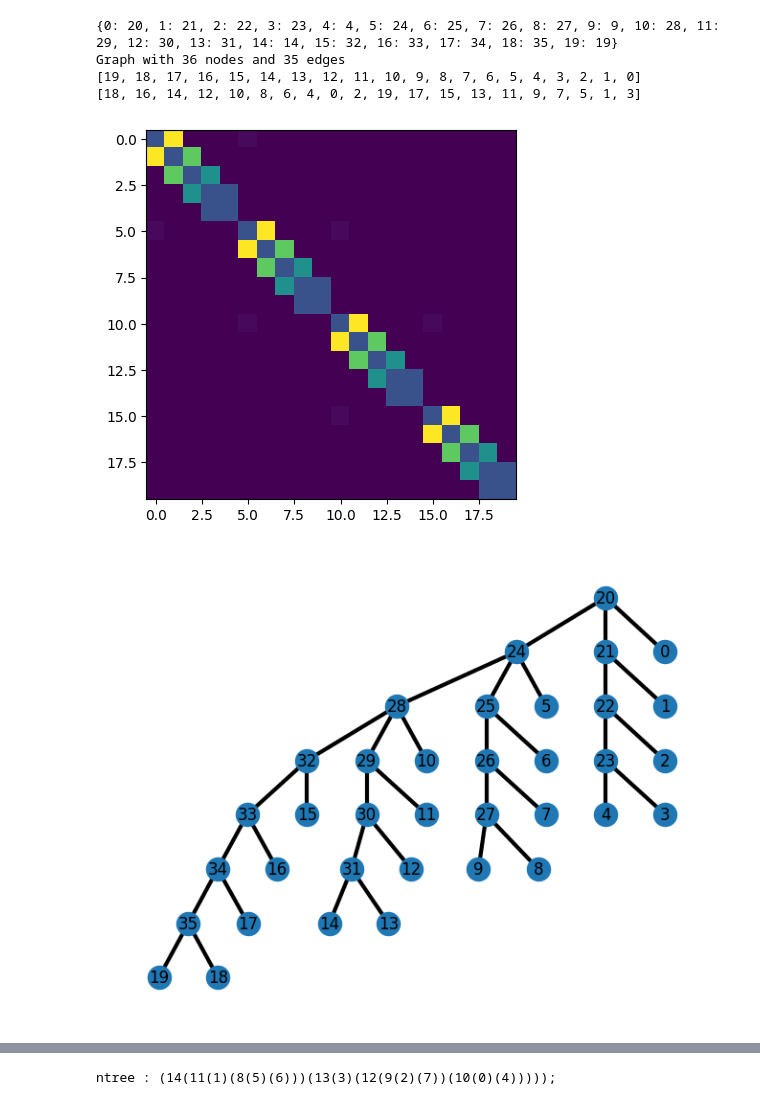
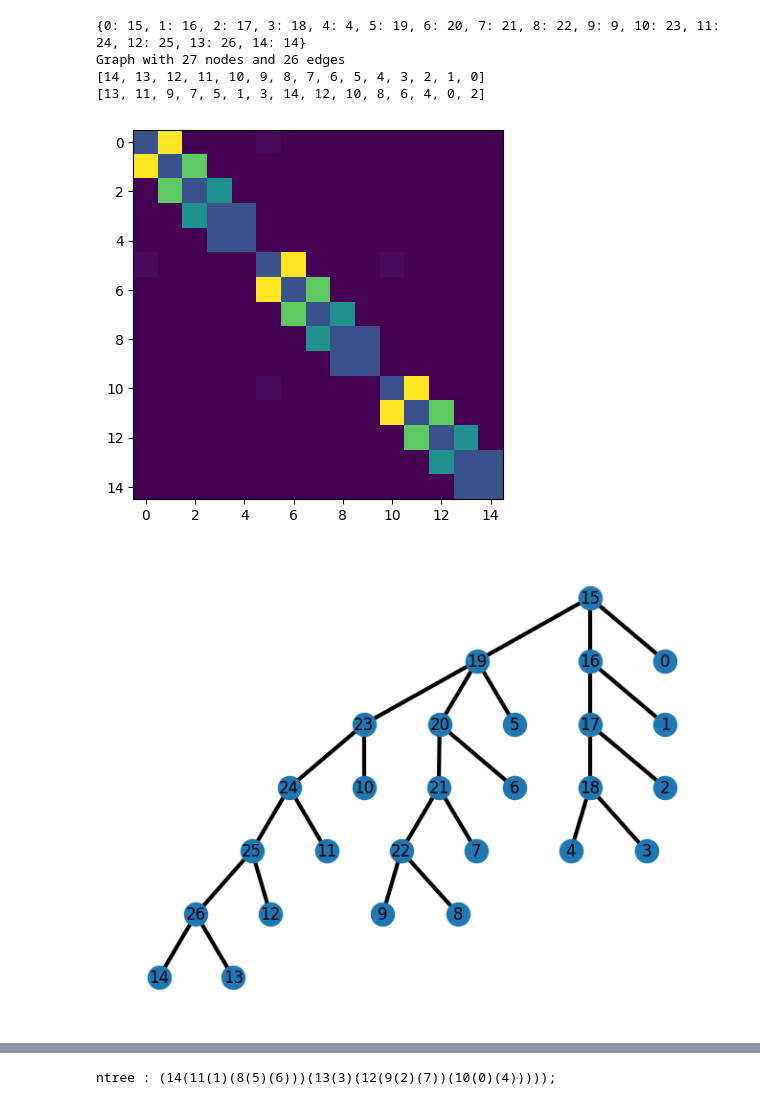
Before and after one commit to llindoy/pyttn, a Jupyter notebook: tree_gen.ipynb, the cells around one changed output, grey strips where cells are left out. Saved outputs shown, nothing was run; the diff lists cells and outputs as text; code cells hidden in the pictures.

```diff
--- a/tree_gen.ipynb
+++ b/tree_gen.ipynb
@@ -237,7 +237,7 @@ tree = ntree("(0(121))")
 tree2 = ntree("(0(121))")
 
 N = 4
-M = 12
+M = 3
 # G = nx.erdos_renyi_graph(N, 0.1)
 # gamma = nx.to_numpy_array(G)
 v = N-np.arange(N)  # np.random.uniform(0, 1, size=N)
@@ -307,7 +307,7 @@ tree = ntree("(0(121))")
 tree2 = ntree("(0(121))")
 
 N = 4
-M = 4
+M = 3
 # G = nx.erdos_renyi_graph(N, 0.1)
 # gamma = nx.to_numpy_array(G)
 v = N-np.arange(N)  # np.random.uniform(0, 1, size=N)
@@ -321,42 +321,42 @@ for j in range(N):
     gamma[j, j+1] = v[j]
     gamma[j+1, j] = v[j]
 
-#gamma[0, 1:] = v
+##gamma[0, 1:] = v
 #gamma[1:, 0] = v
 # gamma += 1e-15
 
 G2 = np.zeros((M*(N+1), M*(N+1)))
 for i in range(M):
     G2[i*(N+1):(i+1)*(N+1), i*(N+1):(i+1)*(N+1)] = gamma
 
 for i in range(M-1):
     G2[i*(N+1), (i+1)*(N+1)] = 0.1
     G2[(i+1)*(N+1), i*(N+1)] = 0.1
 
 
 plt.figure(1)
 plt.imshow(G2)
 
 spanning_tree, spanning_root_ind = generate_spanning_tree(G2, root_index=0)
 print(spanning_tree)
 clustering_tree, clustering_root_ind = generate_hierarchical_clustering_tree(G2)
 
 tree, leaf_ordering = convert_nx_to_tree(
     spanning_tree, root_ind=spanning_root_ind)
 print(leaf_ordering)
 tree2, leaf_ordering2 = convert_nx_to_tree(
     clustering_tree, root_ind=clustering_root_ind)
 print(leaf_ordering2)
 
 plt.figure(2)
 visualise_tree(tree, prog='dot')
 
 plt.figure(3)
 visualise_tree(tree2, prog='dot')
 # %% [output]
-{0: 20, 1: 21, 2: 22, 3: 23, 4: 4, 5: 24, 6: 25, 7: 26, 8: 27, 9: 9, 10: 28, 11: 29, 12: 30, 13: 31, 14: 14, 15: 32, 16: 33, 17: 34, 18: 35, 19: 19}
-Graph with 36 nodes and 35 edges
-[19, 18, 17, 16, 15, 14, 13, 12, 11, 10, 9, 8, 7, 6, 5, 4, 3, 2, 1, 0]
-[18, 16, 14, 12, 10, 8, 6, 4, 0, 2, 19, 17, 15, 13, 11, 9, 7, 5, 1, 3]
+{0: 15, 1: 16, 2: 17, 3: 18, 4: 4, 5: 19, 6: 20, 7: 21, 8: 22, 9: 9, 10: 23, 11: 24, 12: 25, 13: 26, 14: 14}
+Graph with 27 nodes and 26 edges
+[14, 13, 12, 11, 10, 9, 8, 7, 6, 5, 4, 3, 2, 1, 0]
+[13, 11, 9, 7, 5, 1, 3, 14, 12, 10, 8, 6, 4, 0, 2]
-[figure, old version]
+[figure, new version]
-[figure, old version]
+[figure, new version]
```
Also changed, not shown: parts of 2 cells of this notebook, 8 other files.
